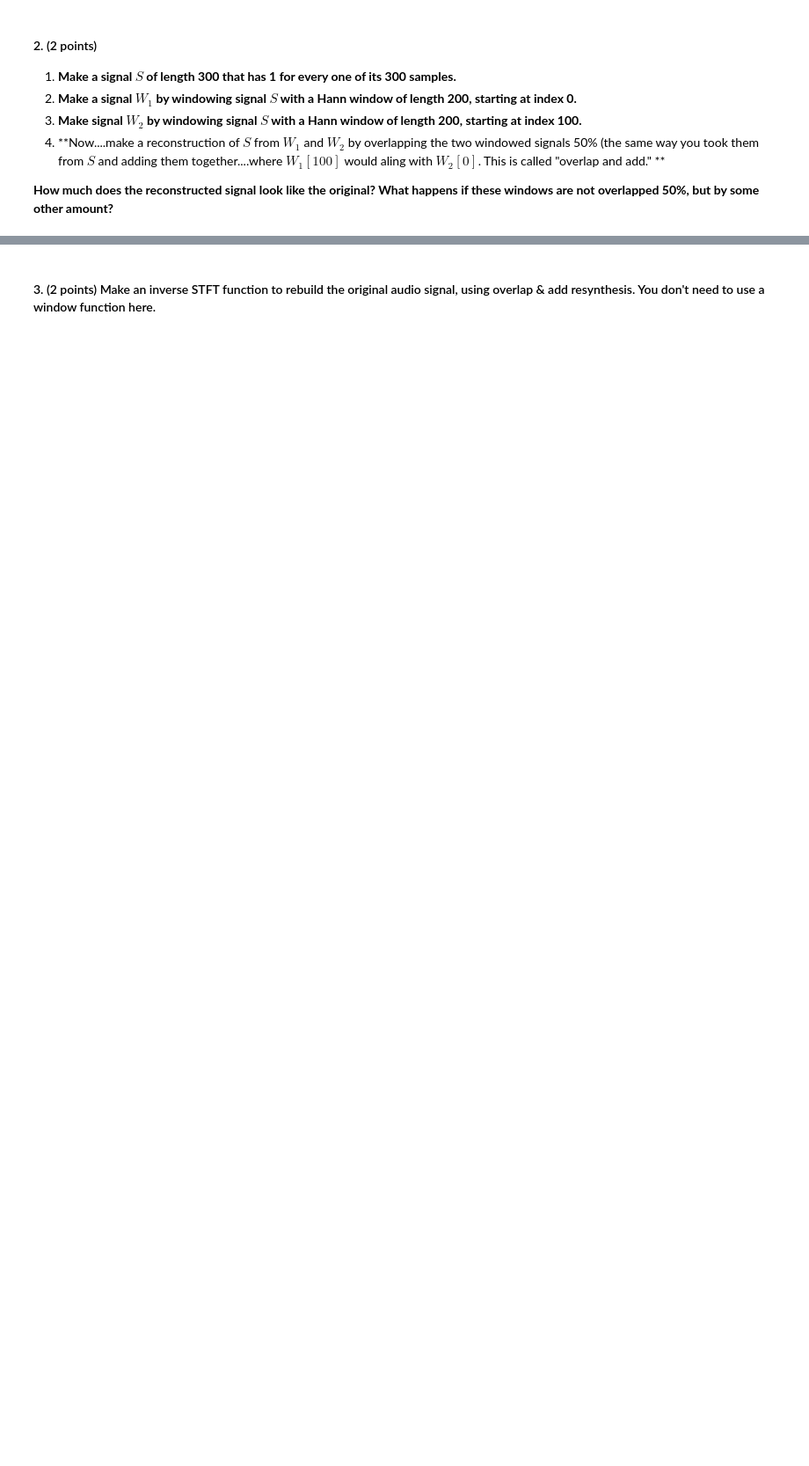
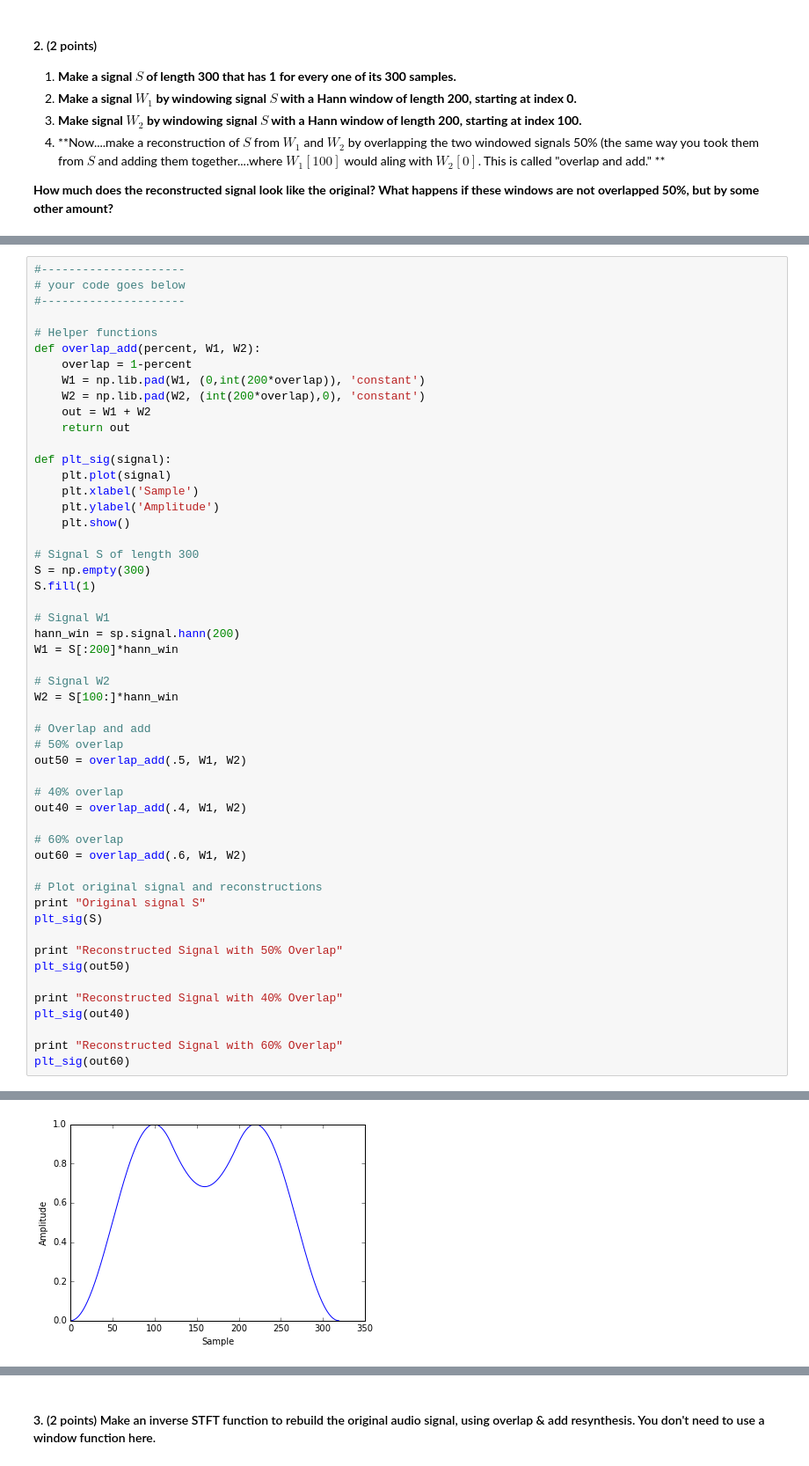
Before and after one commit to hannah-rose/musical_machines, a Jupyter notebook: HW2/HW2.ipynb, the cells around one changed output, grey strips where cells are left out. Shown at 88% size. Cells and saved outputs as stored; diff of their text form; blank space fills up the shorter version.

```diff
--- a/HW2/HW2.ipynb
+++ b/HW2/HW2.ipynb
@@ -164,0 +103,53 @@ Reconstructed Signal with 50% Overlap
+# %%
+#---------------------
+# your code goes below
+#---------------------
+
+# Helper functions
+def overlap_add(percent, W1, W2):
+    overlap = 1-percent
+    W1 = np.lib.pad(W1, (0,int(200*overlap)), 'constant')
+    W2 = np.lib.pad(W2, (int(200*overlap),0), 'constant')
+    out = W1 + W2
+    return out
+
+def plt_sig(signal):
+    plt.plot(signal)
+    plt.xlabel('Sample')
+    plt.ylabel('Amplitude')
+    plt.show()
+
+# Signal S of length 300
+S = np.empty(300)
+S.fill(1)
+
+# Signal W1
+hann_win = sp.signal.hann(200)
+W1 = S[:200]*hann_win
+
+# Signal W2
+W2 = S[100:]*hann_win
+
+# Overlap and add
+# 50% overlap
+out50 = overlap_add(.5, W1, W2)
+
+# 40% overlap
+out40 = overlap_add(.4, W1, W2)
+
+# 60% overlap
+out60 = overlap_add(.6, W1, W2)
+
+# Plot original signal and reconstructions
+print "Original signal S"
+plt_sig(S)
+
+print "Reconstructed Signal with 50% Overlap"
+plt_sig(out50)
+
+print "Reconstructed Signal with 40% Overlap"
+plt_sig(out40)
+
+print "Reconstructed Signal with 60% Overlap"
+plt_sig(out60)
+# %% [output]
@@ -164,0 +161 @@ Reconstructed Signal with 50% Overlap
+[figure, added]
```
Also changed, not shown: parts of 11 cells of this notebook.
